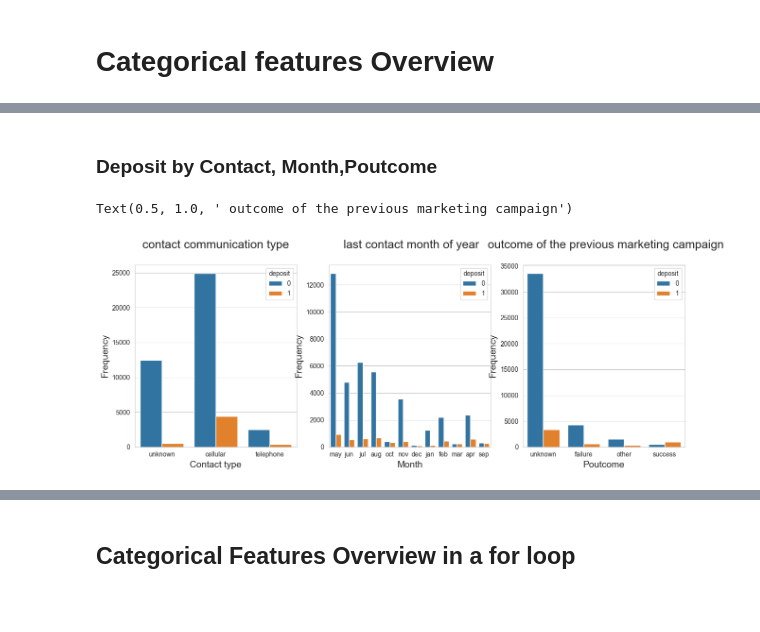
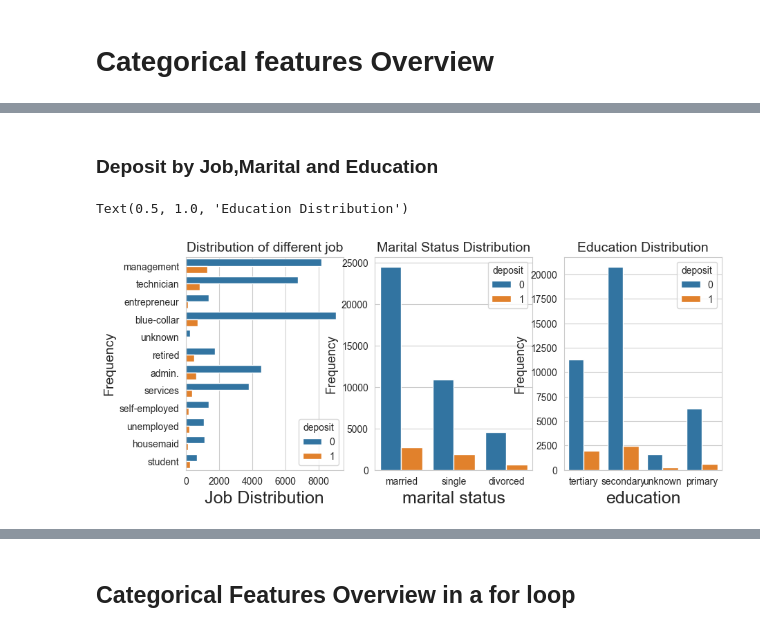
Before and after one commit to 87tana/ML_Classification_Imbalance_Banking, a Jupyter notebook: Bank_EDA.ipynb, the cells around one changed output, grey strips where cells are left out. Cells and saved outputs as stored; diff of their text form; code cells hidden in the pictures; blank space fills up the shorter version.

```diff
--- a/Bank_EDA.ipynb
+++ b/Bank_EDA.ipynb
@@ -215,22 +150,22 @@ plt.show()
-# %% [markdown]
-### Deposit by Contact, Month,Poutcome
-# %%
-fig, (ax1,ax2,ax3) = plt.subplots(nrows=1, ncols=3, figsize = (15, 5))
-
-ax = sns.countplot(x='contact', hue='deposit', data=df, ax=ax1)
-ax.set_xlabel('Contact type', fontsize=14)
-ax.set_ylabel('Frequency', fontsize = 14)
-ax.set_title('contact communication type', fontsize = 18,pad=25)
-
-ax = sns.countplot(x='month', hue='deposit', data=df, ax=ax2)
-ax.set_xlabel('Month', fontsize=14)
-ax.set_ylabel('Frequency', fontsize = 14)
-ax.set_title(' last contact month of year', fontsize = 18,pad=25)
-
-ax = sns.countplot(x='poutcome', hue='deposit', data=df, ax=ax3)
-ax.set_xlabel('Poutcome',fontsize = 14)
-ax.set_ylabel('Frequency', fontsize = 14)
-ax.set_title(' outcome of the previous marketing campaign', fontsize = 18,pad=25)
-# %% [output]
-Text(0.5, 1.0, ' outcome of the previous marketing campaign')
-[figure, removed]
+# %% [markdown]
+### Deposit by Job,Marital and Education
+# %%
+fig, (ax1,ax2,ax3) = plt.subplots(nrows=1, ncols=3, figsize = (10, 4))
+
+ax = sns.countplot(y='job', hue='deposit', data=df, ax=ax1)
+ax.set_xlabel('Job Distribution', fontsize=18)
+ax.set_ylabel('Frequency', fontsize = 14)
+ax.set_title('Distribution of different job', fontsize = 14)
+
+ax = sns.countplot(x='marital', hue='deposit', data=df, ax=ax2)
+ax.set_xlabel('marital status', fontsize=18)
+ax.set_ylabel('Frequency', fontsize = 13)
+ax.set_title('Marital Status Distribution', fontsize = 14)
+
+ax = sns.countplot(x='education', hue='deposit', data=df, ax=ax3)
+ax.set_xlabel('education',fontsize = 18)
+ax.set_ylabel('Frequency', fontsize = 13)
+ax.set_title('Education Distribution', fontsize = 14)
+# %% [output]
+Text(0.5, 1.0, 'Education Distribution')
+[figure, added]
```
Also changed, not shown: parts of 160 cells of this notebook.
